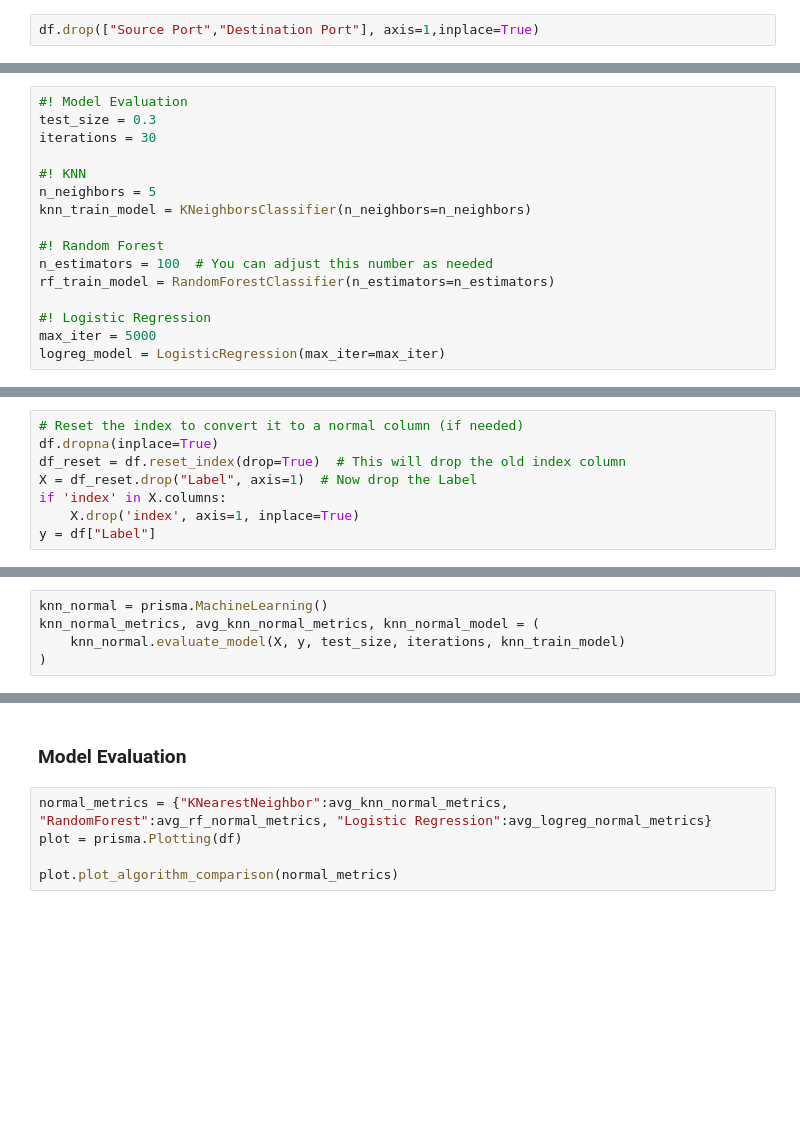
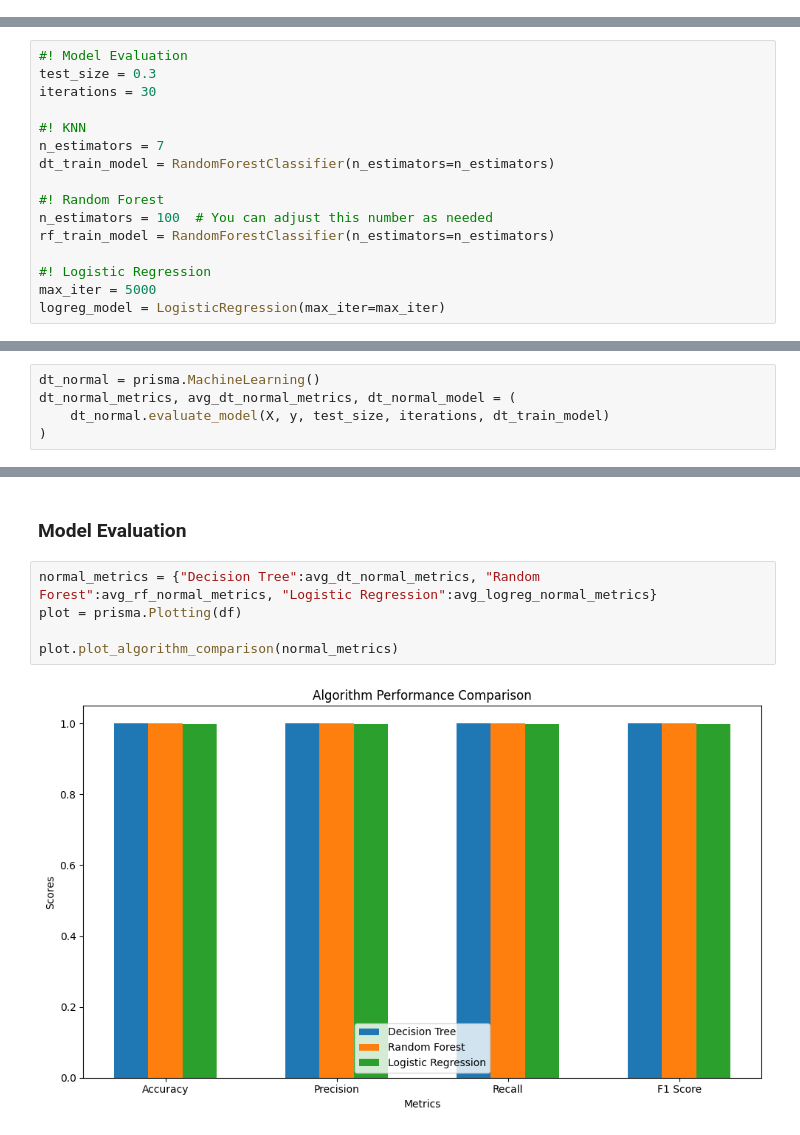
Before and after one commit to Yousinator/C2-ML-Detection-Framework, a Jupyter notebook: notebooks/modeling/emotet.ipynb, the cells around one changed output, grey strips where cells are left out. Saved outputs shown, nothing was run; the diff lists cells and outputs as text; blank space fills up the shorter version.

```diff
--- a/notebooks/modeling/emotet.ipynb
+++ b/notebooks/modeling/emotet.ipynb
@@ -144,5 +179,3 @@ df["flags_count"] = df["flags_count"].astype("float64")
-# %%
-df.drop(["Source Port","Destination Port"], axis=1,inplace=True)
 # %% [markdown]
 ### Data Splitting
 # %%
@@ -183,8 +197,8 @@ test_size = 0.3
 iterations = 30
 
 #! KNN
-n_neighbors = 5
-knn_train_model = KNeighborsClassifier(n_neighbors=n_neighbors)
+n_estimators = 7
+dt_train_model = RandomForestClassifier(n_estimators=n_estimators)
 
 #! Random Forest
 n_estimators = 100  # You can adjust this number as needed
@@ -203,10 +210,2 @@ Name: count, dtype: int64
 # %% [markdown]
 ### Splitting
-# %%
-# Reset the index to convert it to a normal column (if needed)
-df.dropna(inplace=True)
-df_reset = df.reset_index(drop=True)  # This will drop the old index column
-X = df_reset.drop("Label", axis=1)  # Now drop the Label
-if 'index' in X.columns:
-    X.drop('index', axis=1, inplace=True)
-y = df["Label"]
@@ -279,9 +216,9 @@ Test Loss: 0.3448, Test Accuracy: 0.8597
 # %% [markdown]
 ### KNN
 # %%
-knn_normal = prisma.MachineLearning()
-knn_normal_metrics, avg_knn_normal_metrics, knn_normal_model = (
-    knn_normal.evaluate_model(X, y, test_size, iterations, knn_train_model)
+dt_normal = prisma.MachineLearning()
+dt_normal_metrics, avg_dt_normal_metrics, dt_normal_model = (
+    dt_normal.evaluate_model(X, y, test_size, iterations, dt_train_model)
 )
 # %% [markdown]
 ### Random Forest
@@ -306,9 +241,11 @@ logreg_normal = prisma.MachineLearning()
 # %% [markdown]
 ### Model Evaluation
 # %%
-normal_metrics = {"KNearestNeighbor":avg_knn_normal_metrics, "RandomForest":avg_rf_normal_metrics, "Logistic Regression":avg_logreg_normal_metrics}
+normal_metrics = {"Decision Tree":avg_dt_normal_metrics, "Random Forest":avg_rf_normal_metrics, "Logistic Regression":avg_logreg_normal_metrics}
 plot = prisma.Plotting(df)
 
 plot.plot_algorithm_comparison(normal_metrics)
+# %% [output]
+[figure, added]
 # %%
 normal_metrics
```
Also changed, not shown: parts of 35 cells of this notebook, 44 other files.
